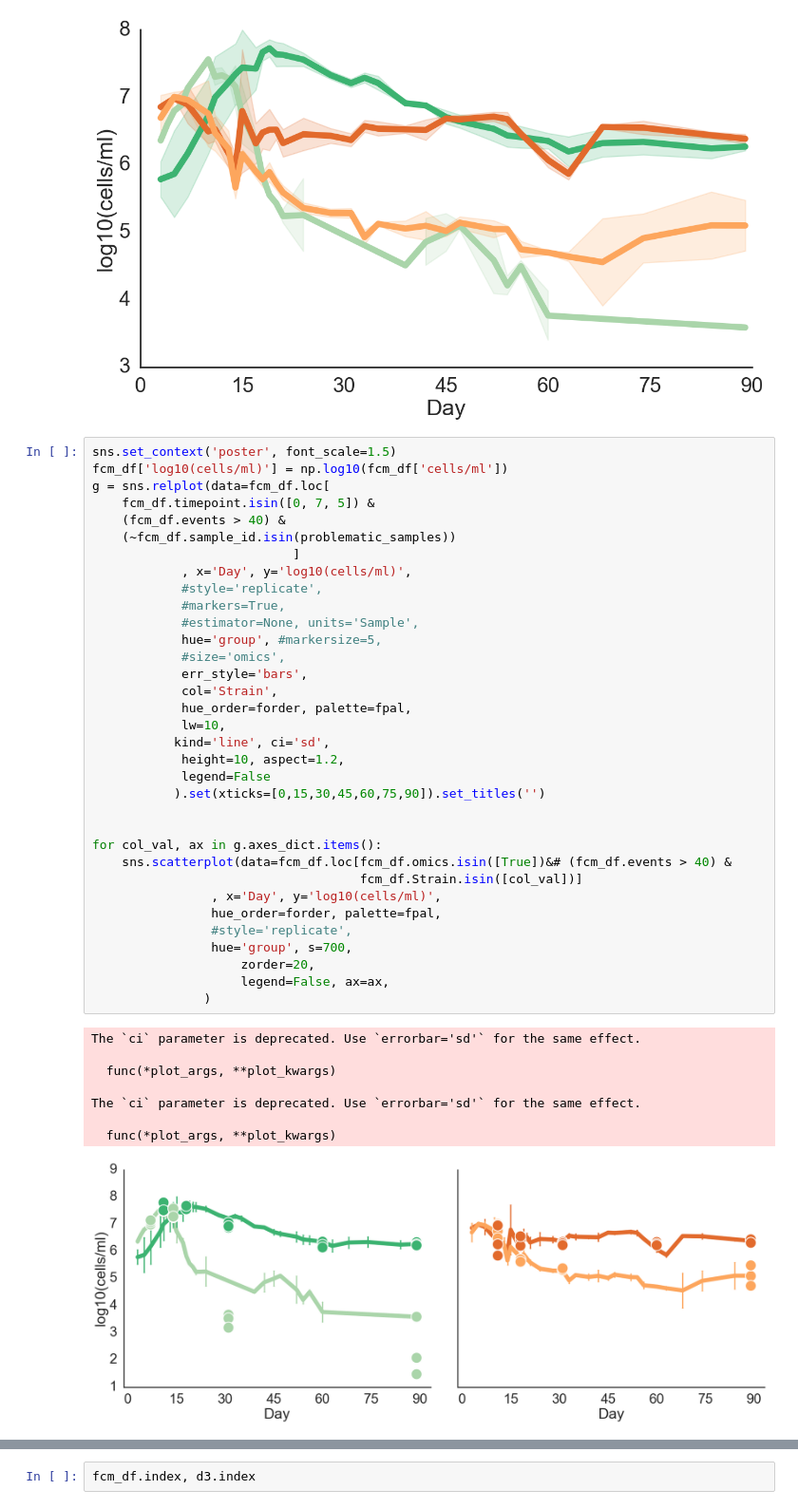
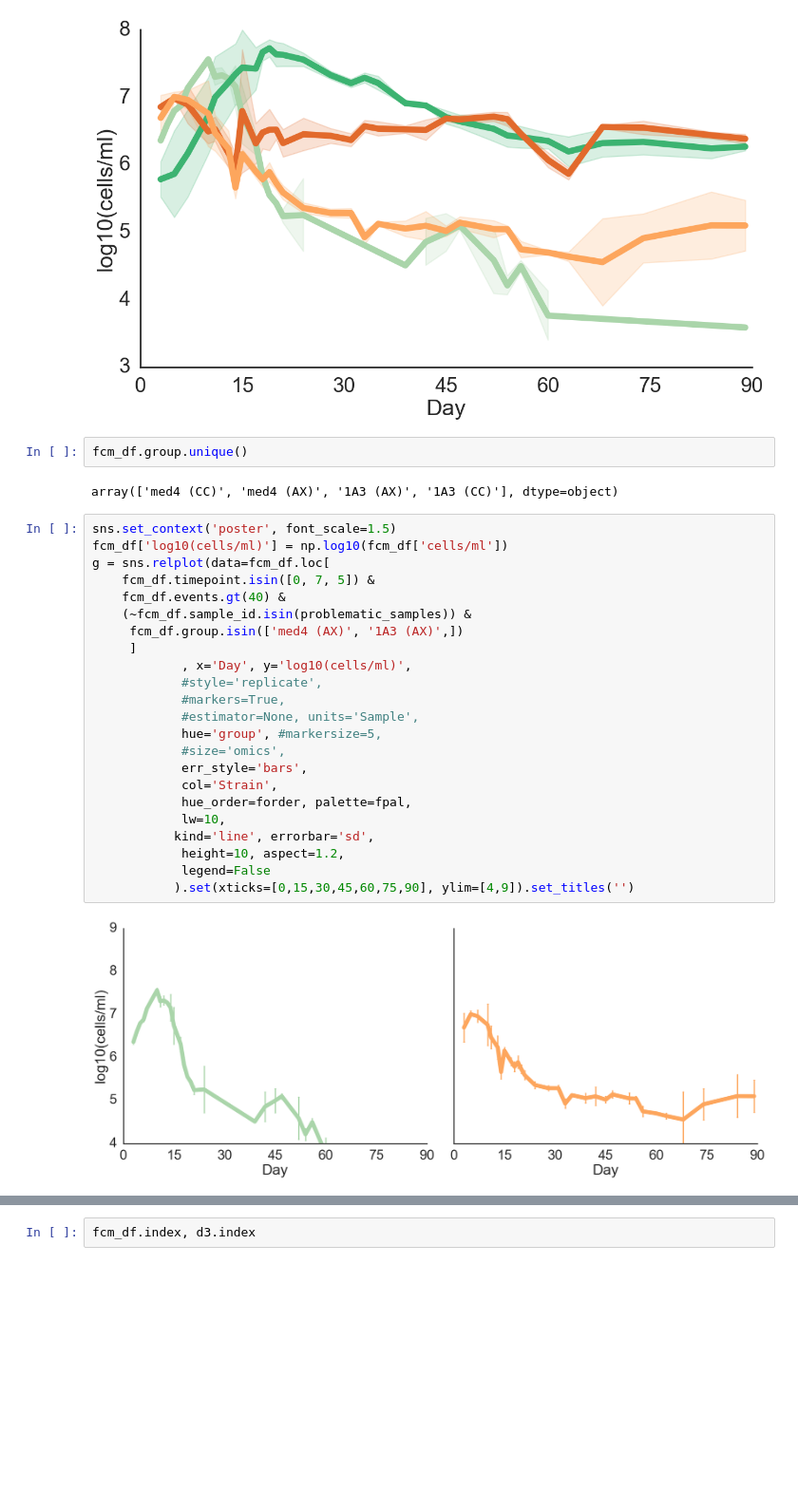
Before and after one commit to wosnat/CC1A3, a Jupyter notebook: FCM/cc1A3 notebook.ipynb, the cells around one changed output, grey strips where cells are left out. Shown at 95% size. Cells and saved outputs as stored; diff of their text form; blank space fills up the shorter version.

```diff
--- a/FCM/cc1A3 notebook.ipynb
+++ b/FCM/cc1A3 notebook.ipynb
@@ -450,46 +451,32 @@ The `ci` parameter is deprecated. Use `errorbar='sd'` for the same effect.
   func(*plot_args, **plot_kwargs)
 <seaborn.axisgrid.FacetGrid at 0x...>
 [figure]
+# %%
+fcm_df.group.unique()
+# %% [output]
+array(['med4 (CC)', 'med4 (AX)', '1A3 (AX)', '1A3 (CC)'], dtype=object)
 # %%
 sns.set_context('poster', font_scale=1.5)
 fcm_df['log10(cells/ml)'] = np.log10(fcm_df['cells/ml'])
 g = sns.relplot(data=fcm_df.loc[
     fcm_df.timepoint.isin([0, 7, 5]) &
-    (fcm_df.events > 40) &
-    (~fcm_df.sample_id.isin(problematic_samples))
-                           ]
+    fcm_df.events.gt(40) &
+    (~fcm_df.sample_id.isin(problematic_samples)) &
+     fcm_df.group.isin(['med4 (AX)', '1A3 (AX)',])
+     ]
             , x='Day', y='log10(cells/ml)',
             #style='replicate',
             #markers=True,
             #estimator=None, units='Sample',
             hue='group', #markersize=5,
             #size='omics',
             err_style='bars',
             col='Strain',
             hue_order=forder, palette=fpal,
             lw=10,
-           kind='line', ci='sd',
+           kind='line', errorbar='sd',
             height=10, aspect=1.2,
             legend=False
-           ).set(xticks=[0,15,30,45,60,75,90]).set_titles('')
-
-
-for col_val, ax in g.axes_dict.items():
-    sns.scatterplot(data=fcm_df.loc[fcm_df.omics.isin([True])&# (fcm_df.events > 40) &
-                                    fcm_df.Strain.isin([col_val])]
-                , x='Day', y='log10(cells/ml)',
-                hue_order=forder, palette=fpal,
-                #style='replicate',
-                hue='group', s=700,
-                    zorder=20,
-                    legend=False, ax=ax,
-               )
+           ).set(xticks=[0,15,30,45,60,75,90], ylim=[4,9]).set_titles('')
 # %% [output]
-The `ci` parameter is deprecated. Use `errorbar='sd'` for the same effect.
-
-  func(*plot_args, **plot_kwargs)
-
-The `ci` parameter is deprecated. Use `errorbar='sd'` for the same effect.
-
-  func(*plot_args, **plot_kwargs)
-[figure, old version]
+[figure, new version]
```
Also changed, not shown: parts of 14 cells of this notebook.
